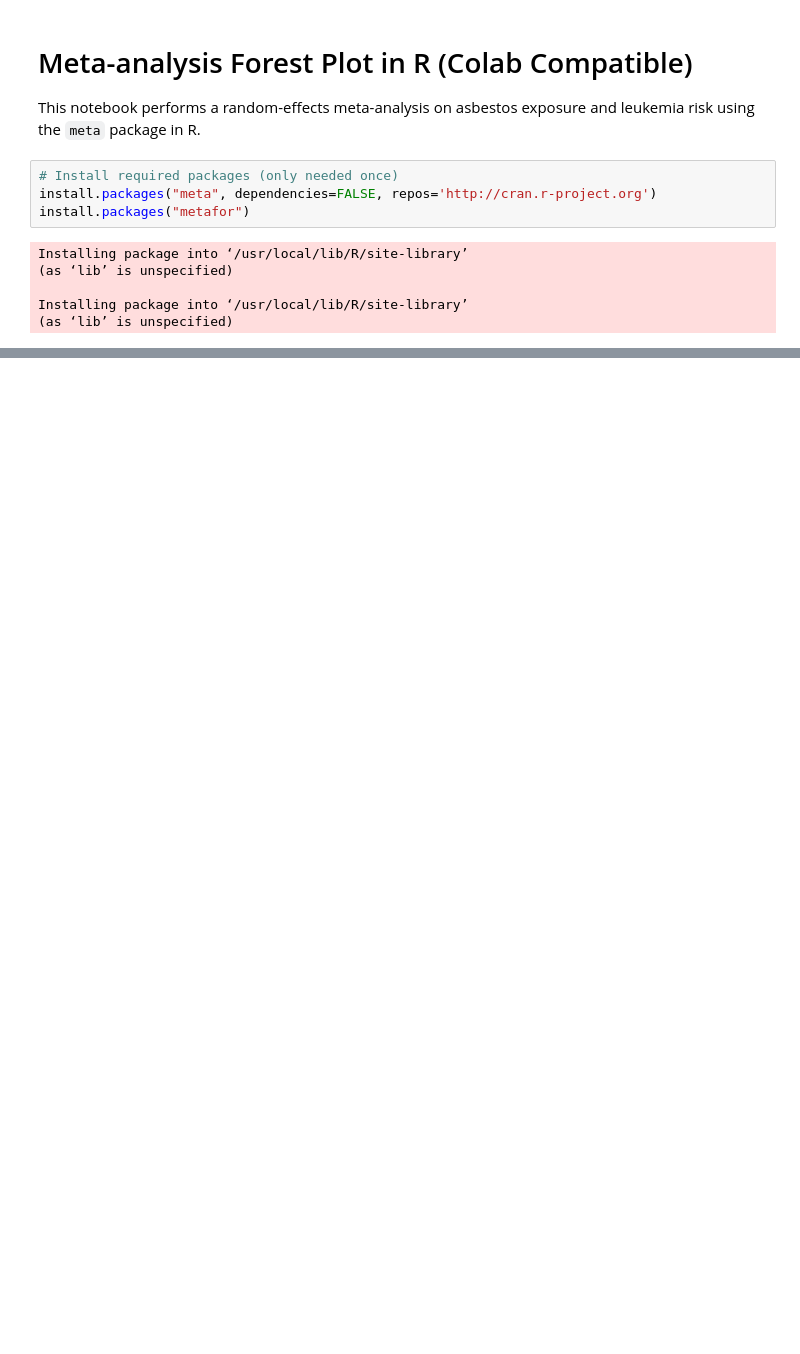
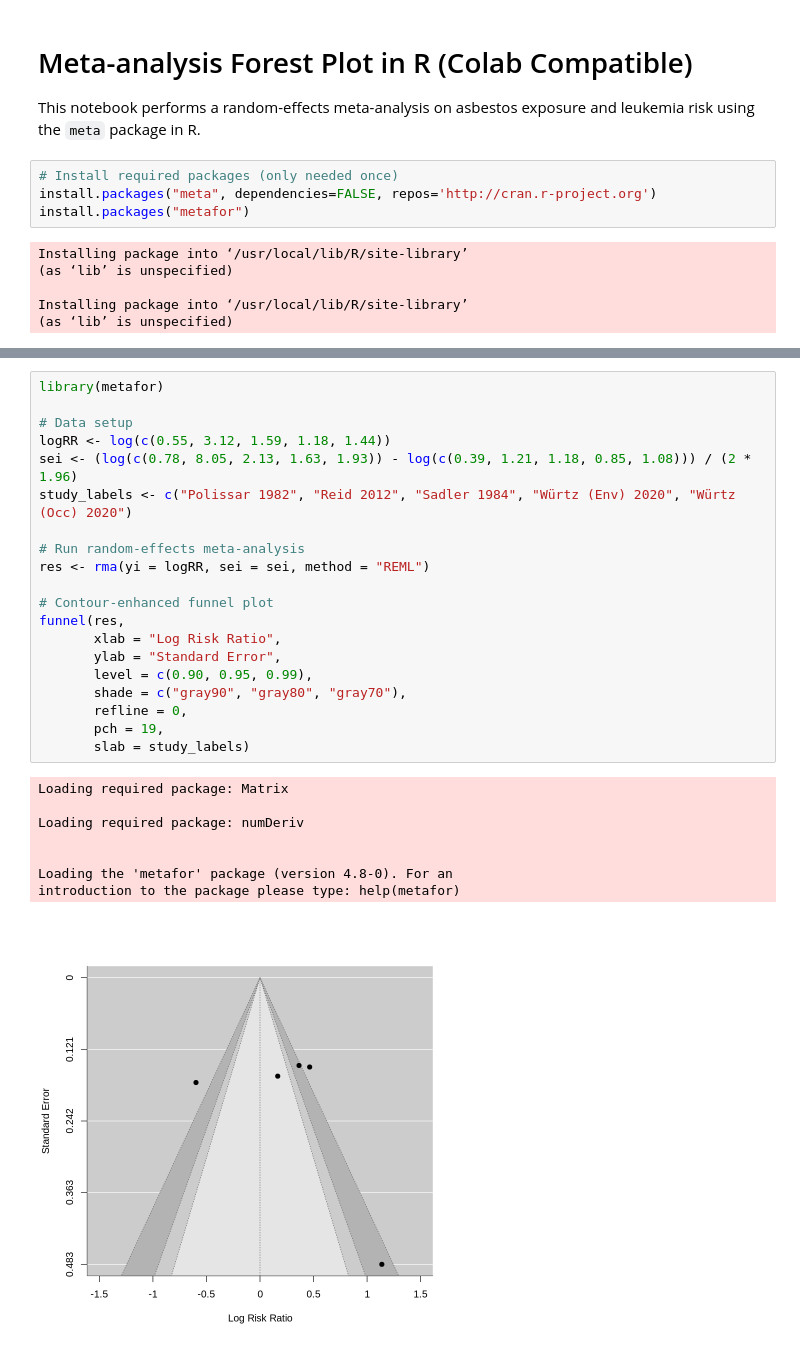
Before and after one commit to geopayme/AstroPhysics, a Jupyter notebook: Asbestos_Leukemia_ForestPlot_R.ipynb, the cells around one changed output, grey strips where cells are left out. Drawn from its saved outputs; the diff is of its cells as text; blank space fills up the shorter version.

```diff
--- a/Asbestos_Leukemia_ForestPlot_R.ipynb
+++ b/Asbestos_Leukemia_ForestPlot_R.ipynb
@@ -56,0 +139,29 @@ forest(
+# %%
+library(metafor)
+
+# Data setup
+logRR <- log(c(0.55, 3.12, 1.59, 1.18, 1.44))
+sei <- (log(c(0.78, 8.05, 2.13, 1.63, 1.93)) - log(c(0.39, 1.21, 1.18, 0.85, 1.08))) / (2 * 1.96)
+study_labels <- c("Polissar 1982", "Reid 2012", "Sadler 1984", "Würtz (Env) 2020", "Würtz (Occ) 2020")
+
+# Run random-effects meta-analysis
+res <- rma(yi = logRR, sei = sei, method = "REML")
+
+# Contour-enhanced funnel plot
+funnel(res,
+       xlab = "Log Risk Ratio",
+       ylab = "Standard Error",
+       level = c(0.90, 0.95, 0.99),
+       shade = c("gray90", "gray80", "gray70"),
+       refline = 0,
+       pch = 19,
+       slab = study_labels)
+# %% [output]
+Loading required package: Matrix
+
+Loading required package: numDeriv
+
+
+Loading the 'metafor' package (version 4.8-0). For an
+introduction to the package please type: help(metafor)
+[figure, added]
```
Also changed, not shown: parts of 4 cells of this notebook.
